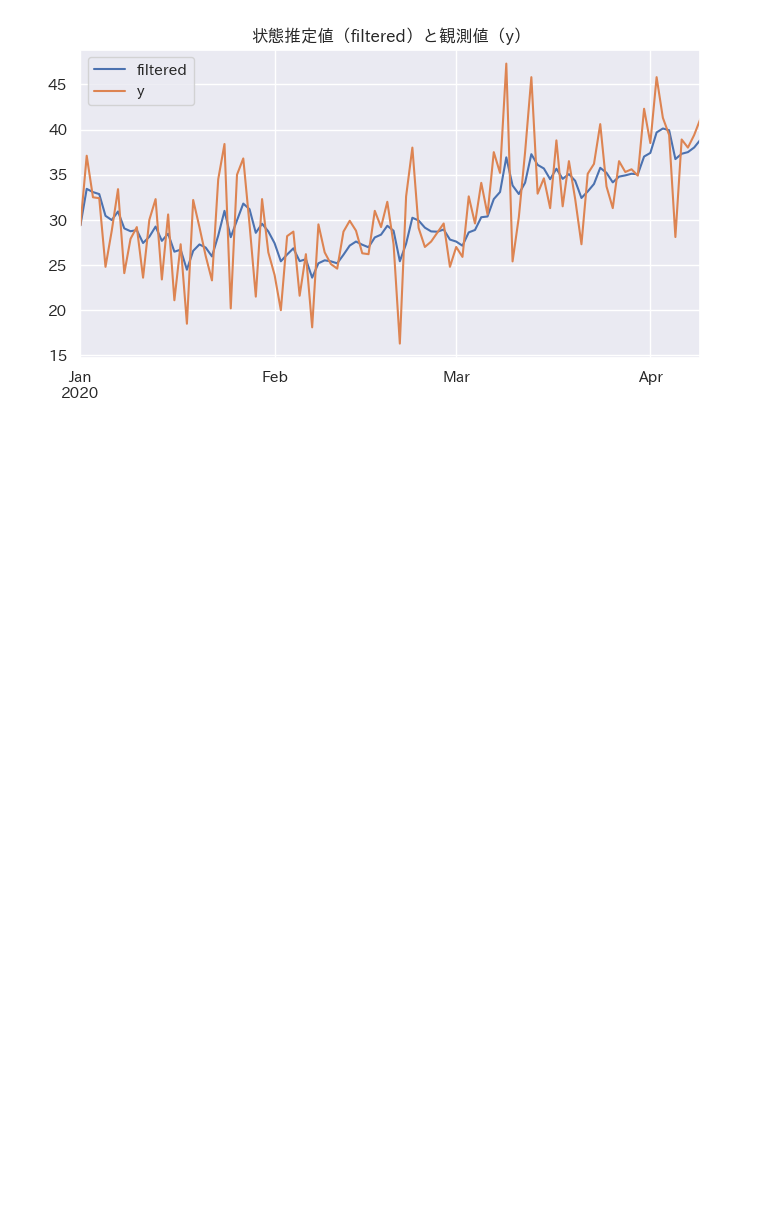
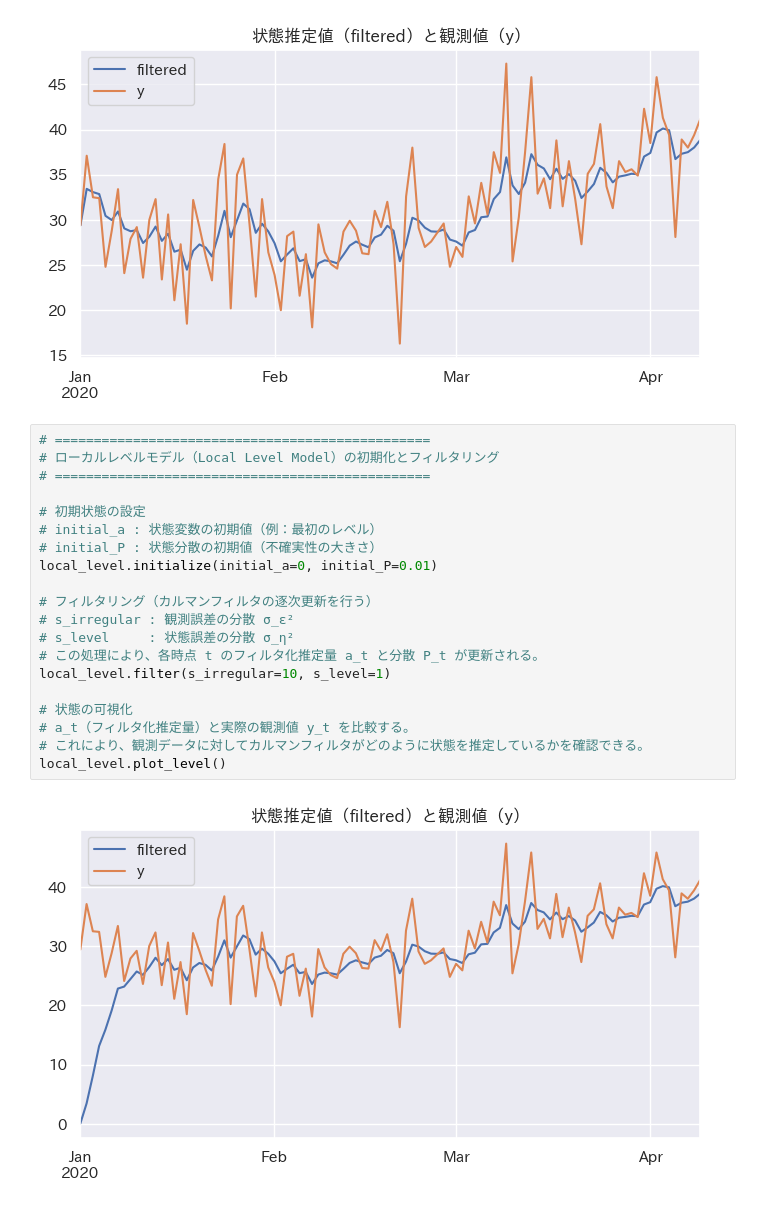
Before and after one commit to maton369/Python_Time_Series_Intro, a Jupyter notebook: 5-3-ローカルレベルモデルの実装.ipynb, the cells around one changed output. Saved outputs shown, nothing was run; the diff lists cells and outputs as text; blank space fills up the shorter version.

```diff
--- a/5-3-ローカルレベルモデルの実装.ipynb
+++ b/5-3-ローカルレベルモデルの実装.ipynb
@@ -316,3 +316,25 @@ local_level.plot_level()
 # よって、このグラフはカルマンフィルタの推定結果を直感的に理解する上で重要である。
 # %% [output]
 [figure]
+# %%
+# ================================================
+# ローカルレベルモデル（Local Level Model）の初期化とフィルタリング
+# ================================================
+
+# 初期状態の設定
+# initial_a : 状態変数の初期値（例：最初のレベル）
+# initial_P : 状態分散の初期値（不確実性の大きさ）
+local_level.initialize(initial_a=0, initial_P=0.01)
+
+# フィルタリング（カルマンフィルタの逐次更新を行う）
+# s_irregular : 観測誤差の分散 σ_ε²
+# s_level     : 状態誤差の分散 σ_η²
+# この処理により、各時点 t のフィルタ化推定量 a_t と分散 P_t が更新される。
+local_level.filter(s_irregular=10, s_level=1)
+
+# 状態の可視化
+# a_t（フィルタ化推定量）と実際の観測値 y_t を比較する。
+# これにより、観測データに対してカルマンフィルタがどのように状態を推定しているかを確認できる。
+local_level.plot_level()
+# %% [output]
+[figure, added]
```
Also changed, not shown: parts of 2 cells of this notebook.
